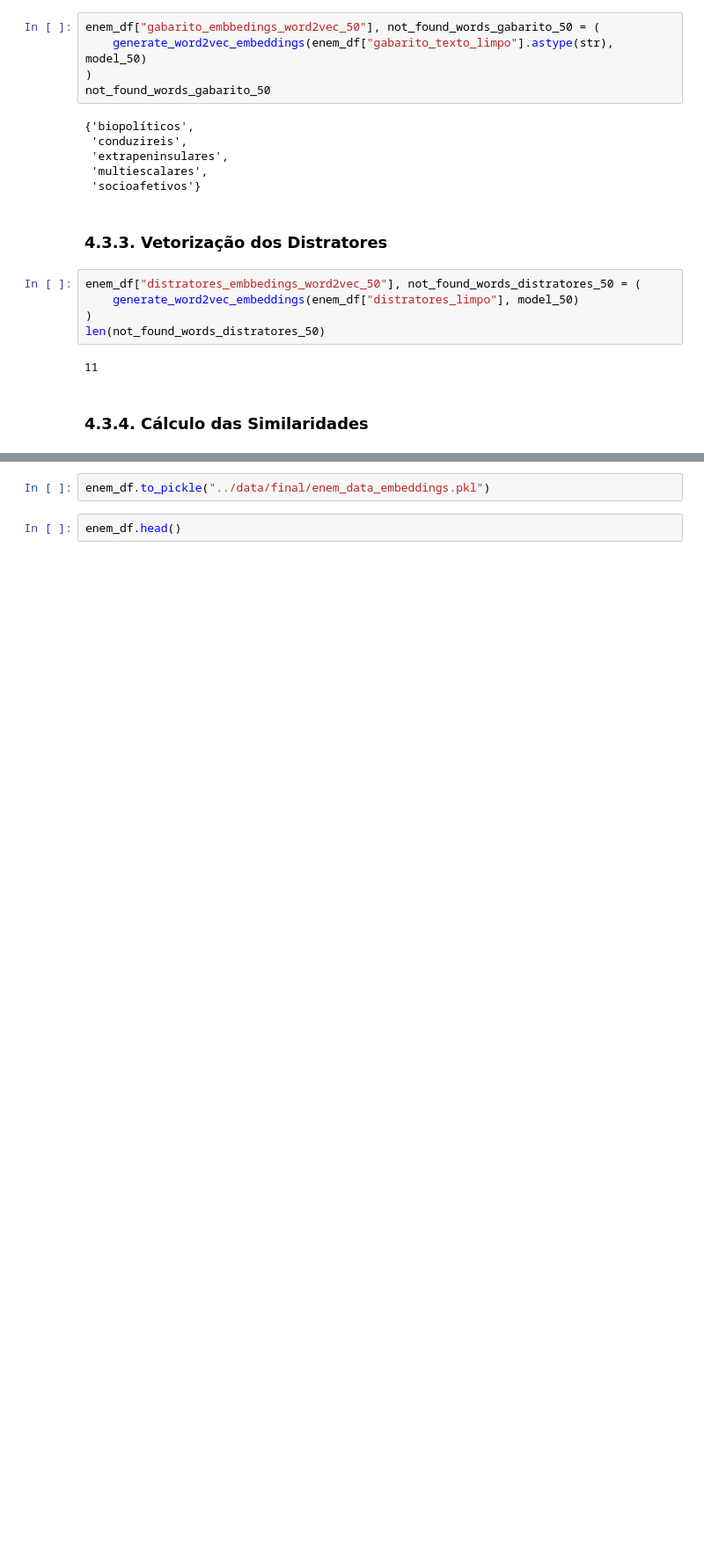
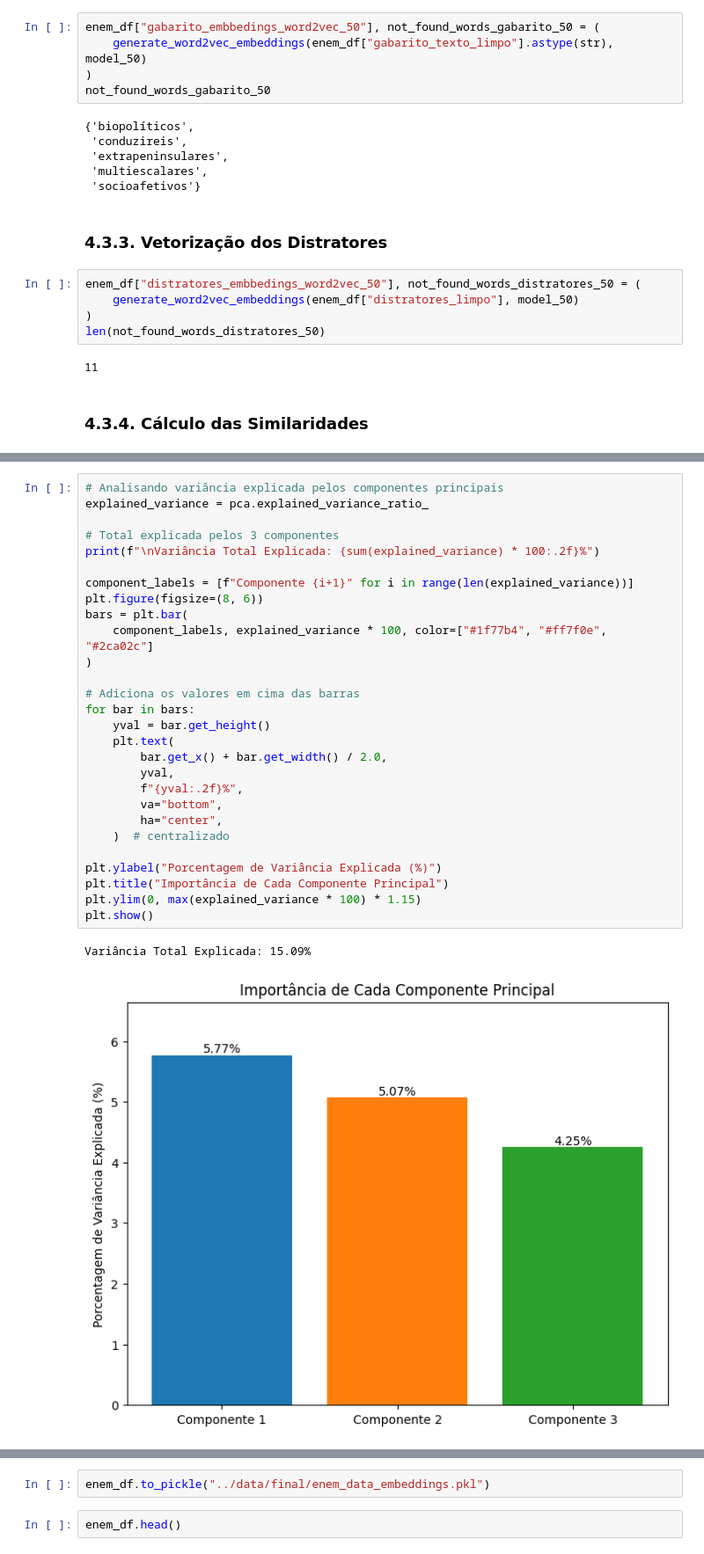
Before and after one commit to ciziks/enem-embbedings-social-questions, a Jupyter notebook: notebooks/4. Tokenização.ipynb, the cells around one changed output, grey strips where cells are left out. Shown: that part at 88% size. Cells and saved outputs as stored; diff of their text form; blank space fills up the shorter version.

```diff
--- a/notebooks/4. Tokenização.ipynb
+++ b/notebooks/4. Tokenização.ipynb
@@ -308,0 +390,31 @@ enem_df[
+# %%
+# Analisando variância explicada pelos componentes principais
+explained_variance = pca.explained_variance_ratio_
+
+# Total explicada pelos 3 componentes
+print(f"\nVariância Total Explicada: {sum(explained_variance) * 100:.2f}%")
+
+component_labels = [f"Componente {i+1}" for i in range(len(explained_variance))]
+plt.figure(figsize=(8, 6))
+bars = plt.bar(
+    component_labels, explained_variance * 100, color=["#1f77b4", "#ff7f0e", "#2ca02c"]
+)
+
+# Adiciona os valores em cima das barras
+for bar in bars:
+    yval = bar.get_height()
+    plt.text(
+        bar.get_x() + bar.get_width() / 2.0,
+        yval,
+        f"{yval:.2f}%",
+        va="bottom",
+        ha="center",
+    )  # centralizado
+
+plt.ylabel("Porcentagem de Variância Explicada (%)")
+plt.title("Importância de Cada Componente Principal")
+plt.ylim(0, max(explained_variance * 100) * 1.15)
+plt.show()
+# %% [output]
+Variância Total Explicada: 15.09%
+[figure, added]
```
Also changed, not shown: parts of 12 cells of this notebook, 9 other files.
